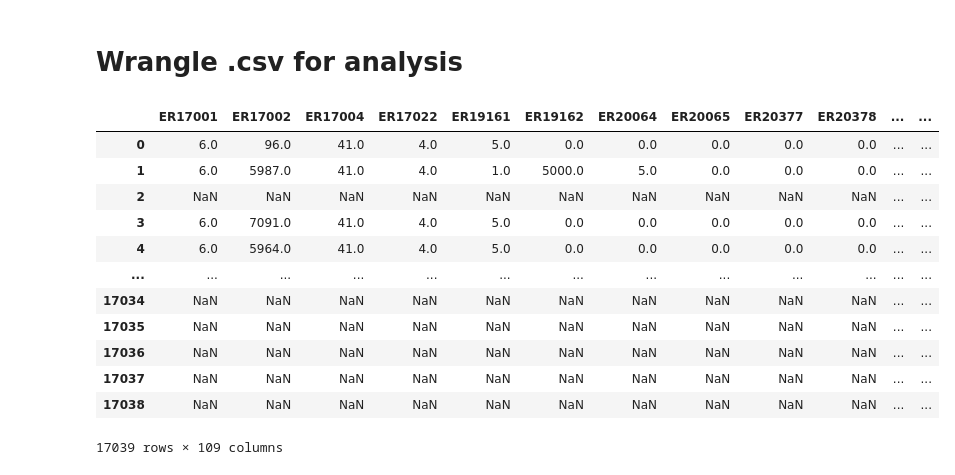
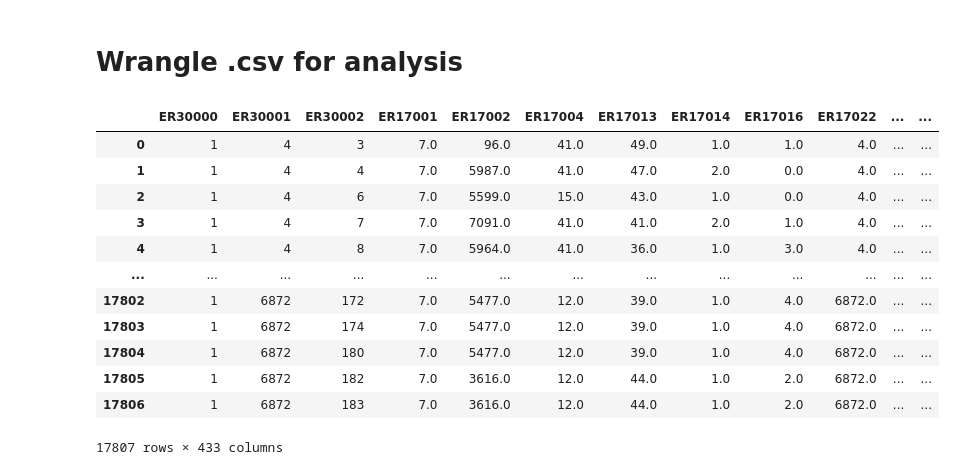
Before and after one commit to DSPG-Young-Scholars-Program/biokind_dspg23, a Jupyter notebook: state_economics/code/psid_preprocess.ipynb, the cells around one changed output. Cells and saved outputs as stored; diff of their text form; code cells hidden in the pictures.

Commit message:
add psid prepocessing notebooks

```diff
--- a/state_economics/code/psid_preprocess.ipynb
+++ b/state_economics/code/psid_preprocess.ipynb
@@ -99,26 +155,26 @@ code_mapping_dict_stdlab = codebook_df.set_index("NAME").STANDARDIZED_LABEL.to_d
 # %%
 # This line does NOT work because the .xlsx is encoded with "synchVertical" rather than "syncVertical",
 # and oepnpyxl does not support synchVertical.
 # Current solution: use local MS Excel to export data manually to a .csv
 
 # psid_raw = pd.read_excel("../data/psid/J321540.xlsx", sheet_name="Data")
 
-psid_raw = pd.read_csv("../data/psid/J321540.csv")
+psid_raw = pd.read_csv("../data/psid/J322088.csv")
 psid_raw
 # %% [output]
-|  | ER17001 | ER17002 | ER17004 | ER17022 | ER19161 | ER19162 | ER20064 | ER20065 | ER20377 | ER20378 | ... | ... |
-| 0 | 6.0 | 96.0 | 41.0 | 4.0 | 5.0 | 0.0 | 0.0 | 0.0 | 0.0 | 0.0 | ... | ... |
-| 1 | 6.0 | 5987.0 | 41.0 | 4.0 | 1.0 | 5000.0 | 5.0 | 0.0 | 0.0 | 0.0 | ... | ... |
-| 2 | NaN | NaN | NaN | NaN | NaN | NaN | NaN | NaN | NaN | NaN | ... | ... |
-| 3 | 6.0 | 7091.0 | 41.0 | 4.0 | 5.0 | 0.0 | 0.0 | 0.0 | 0.0 | 0.0 | ... | ... |
-| 4 | 6.0 | 5964.0 | 41.0 | 4.0 | 5.0 | 0.0 | 0.0 | 0.0 | 0.0 | 0.0 | ... | ... |
+|  | ER30000 | ER30001 | ER30002 | ER17001 | ER17002 | ER17004 | ER17013 | ER17014 | ER17016 | ER17022 | ... | ... |
+| 0 | 1 | 4 | 3 | 7.0 | 96.0 | 41.0 | 49.0 | 1.0 | 1.0 | 4.0 | ... | ... |
+| 1 | 1 | 4 | 4 | 7.0 | 5987.0 | 41.0 | 47.0 | 2.0 | 0.0 | 4.0 | ... | ... |
+| 2 | 1 | 4 | 6 | 7.0 | 5599.0 | 15.0 | 43.0 | 1.0 | 0.0 | 4.0 | ... | ... |
+| 3 | 1 | 4 | 7 | 7.0 | 7091.0 | 41.0 | 41.0 | 2.0 | 1.0 | 4.0 | ... | ... |
+| 4 | 1 | 4 | 8 | 7.0 | 5964.0 | 41.0 | 36.0 | 1.0 | 3.0 | 4.0 | ... | ... |
 | ... | ... | ... | ... | ... | ... | ... | ... | ... | ... | ... | ... | ... |
-| 17034 | NaN | NaN | NaN | NaN | NaN | NaN | NaN | NaN | NaN | NaN | ... | ... |
-| 17035 | NaN | NaN | NaN | NaN | NaN | NaN | NaN | NaN | NaN | NaN | ... | ... |
-| 17036 | NaN | NaN | NaN | NaN | NaN | NaN | NaN | NaN | NaN | NaN | ... | ... |
-| 17037 | NaN | NaN | NaN | NaN | NaN | NaN | NaN | NaN | NaN | NaN | ... | ... |
-| 17038 | NaN | NaN | NaN | NaN | NaN | NaN | NaN | NaN | NaN | NaN | ... | ... |
+| 17802 | 1 | 6872 | 172 | 7.0 | 5477.0 | 12.0 | 39.0 | 1.0 | 4.0 | 6872.0 | ... | ... |
+| 17803 | 1 | 6872 | 174 | 7.0 | 5477.0 | 12.0 | 39.0 | 1.0 | 4.0 | 6872.0 | ... | ... |
+| 17804 | 1 | 6872 | 180 | 7.0 | 5477.0 | 12.0 | 39.0 | 1.0 | 4.0 | 6872.0 | ... | ... |
+| 17805 | 1 | 6872 | 182 | 7.0 | 3616.0 | 12.0 | 44.0 | 1.0 | 2.0 | 6872.0 | ... | ... |
+| 17806 | 1 | 6872 | 183 | 7.0 | 3616.0 | 12.0 | 44.0 | 1.0 | 2.0 | 6872.0 | ... | ... |
-17039 rows × 109 columns
+17807 rows × 433 columns
 # %%
 # stash each year's income, contribution, etc. into same columns.
 # Strategy: map each var's year and label in codebook and do a groupby
```
Also changed, not shown: parts of 44 cells of this notebook.
